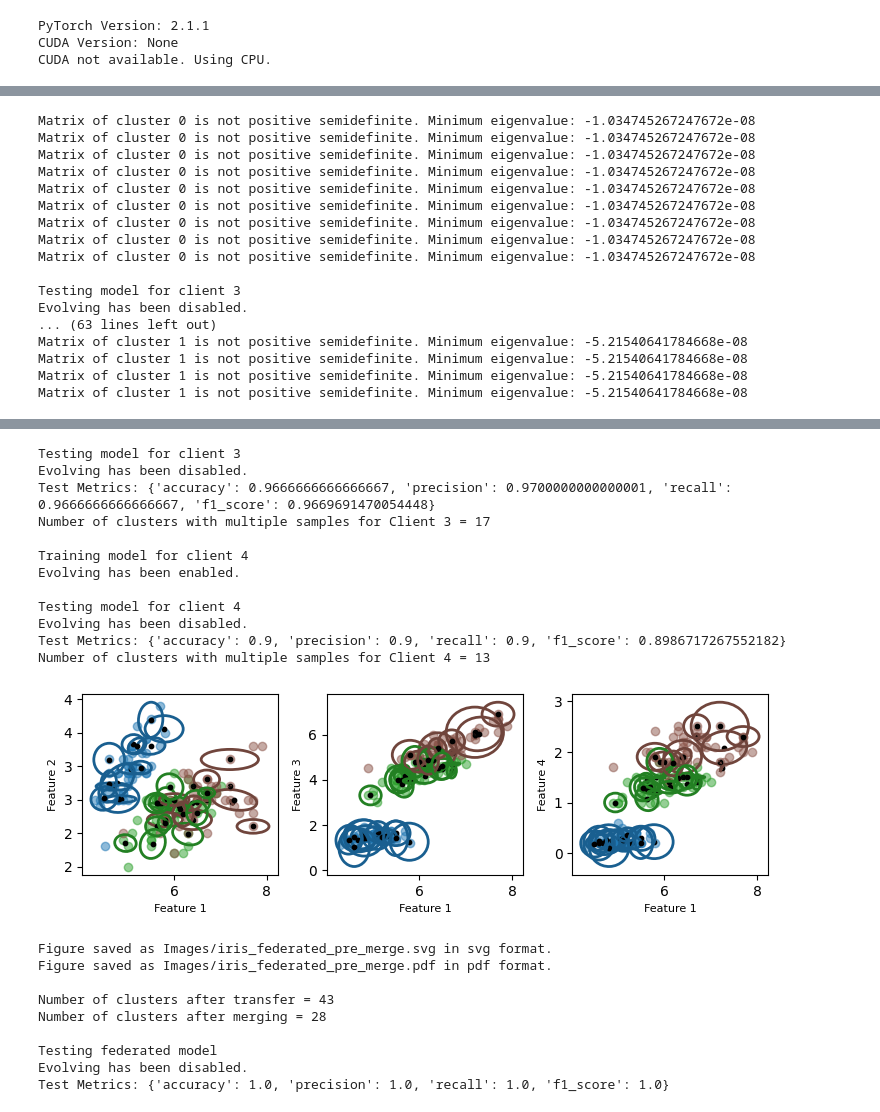
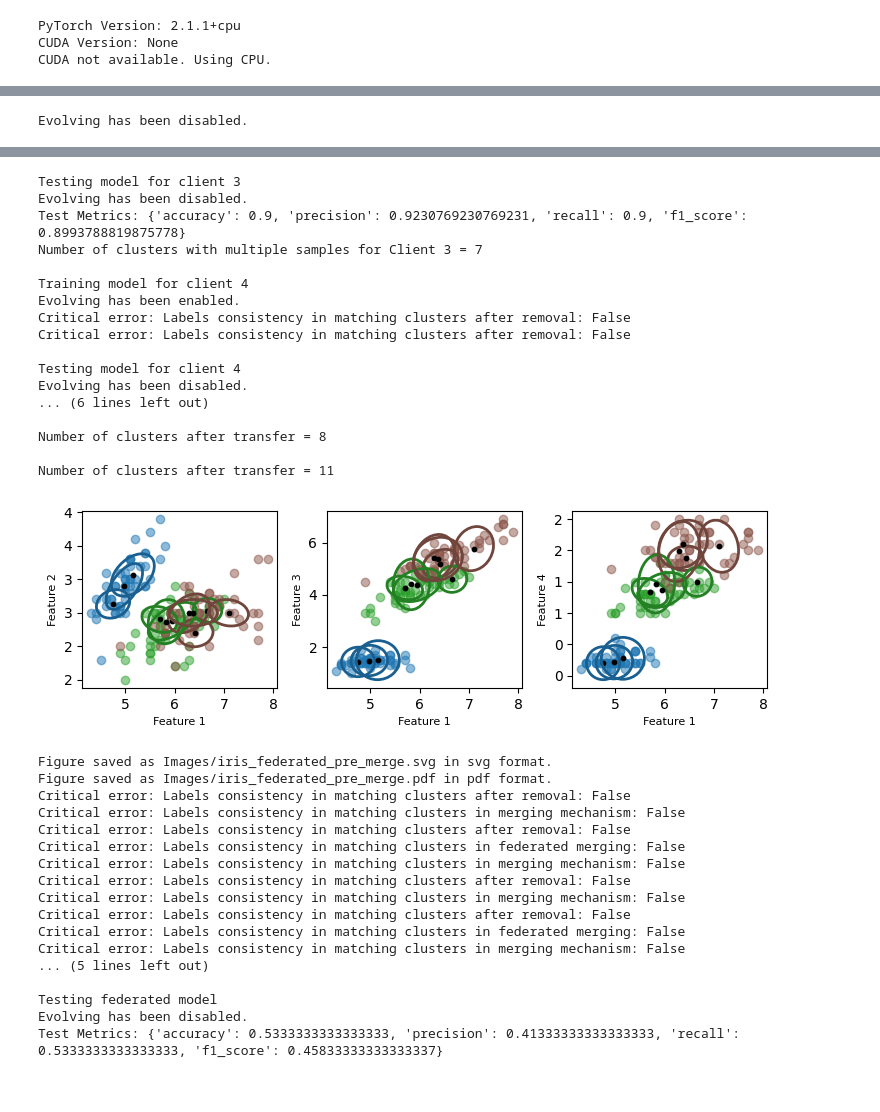
Before and after one commit to mihaozbot/eGAUSSp_Python, a Jupyter notebook: iris_experiment.ipynb, the cells around one changed output, grey strips where cells are left out. Saved outputs shown, nothing was run; the diff lists cells and outputs as text; code cells hidden in the pictures.

```diff
--- a/iris_experiment.ipynb
+++ b/iris_experiment.ipynb
@@ -31,21 +31,23 @@ local_model_params = {
     "num_sigma": 2,
     "kappa_join": 1.0,
     "S_0": 1e-8,
-    "c_max": 4,
+    "N_r": 3,
+    "c_max": 100,
     "device": device
 }
 federated_model_params = {
     "feature_dim": 4,
     "num_classes": 3,
     "kappa_n": 2,
-    "num_sigma": 2,
-    "kappa_join": 1.5,
+    "num_sigma": 10,
+    "kappa_join": 2,
     "S_0": 1e-8,
-    "c_max": 4,
+    "N_r": 3,
+    "c_max": 100,
     "device": device
 }
 # %% [output]
-PyTorch Version: 2.1.1
+PyTorch Version: 2.1.1+cpu
 CUDA Version: None
 CUDA not available. Using CPU.
 # %%
@@ -107,7 +109,9 @@ for i_fold, (train_index, test_index) in enumerate(kf.split(iris.data)):
 
     #Aggregate local models
     for client_model in local_models:
-        federated_model.federal_agent.merge_model_privately(client_model, 1)
+        federated_model.federal_agent.merge_model_privately(client_model, federated_model.kappa_n)
+        #Merge the federated model clusters
+        print(f"\nNumber of clusters after transfer = {federated_model.c}")
 
     #Plot the Aggregated model
     if i_fold == (num_splits-1):
@@ -115,10 +119,9 @@ for i_fold, (train_index, test_index) in enumerate(kf.split(iris.data)):
         save_figure(fig, "Images/iris_federated_pre_merge.svg","svg")
         save_figure(fig, "Images/iris_federated_pre_merge.pdf","pdf")
 
-    #Merge the federated model clusters
-    print(f"\nNumber of clusters after transfer = {federated_model.c}")
     federated_model.federal_agent.federated_merging()
-    num_federated_clusters = torch.sum(federated_model.n[:federated_model.c] > 1).item()
+
+    num_federated_clusters = torch.sum(federated_model.n[:federated_model.c] > 0).item()
     print(f"Number of clusters after merging = {federated_model.c}")
 
     #Test the federated model
@@ -181,17 +186 @@ Matrix of cluster 0 is not positive semidefinite. Minimum eigenvalue: -1.0347452
-Matrix of cluster 0 is not positive semidefinite. Minimum eigenvalue: -1.034745267247672e-08
-Matrix of cluster 0 is not positive semidefinite. Minimum eigenvalue: -1.034745267247672e-08
-Matrix of cluster 0 is not positive semidefinite. Minimum eigenvalue: -1.034745267247672e-08
-Matrix of cluster 0 is not positive semidefinite. Minimum eigenvalue: -1.034745267247672e-08
-Matrix of cluster 0 is not positive semidefinite. Minimum eigenvalue: -1.034745267247672e-08
-Matrix of cluster 0 is not positive semidefinite. Minimum eigenvalue: -1.034745267247672e-08
-Matrix of cluster 0 is not positive semidefinite. Minimum eigenvalue: -1.034745267247672e-08
-Matrix of cluster 0 is not positive semidefinite. Minimum eigenvalue: -1.034745267247672e-08
-Matrix of cluster 0 is not positive semidefinite. Minimum eigenvalue: -1.034745267247672e-08
-
-Testing model for client 3
 Evolving has been disabled.
-... (63 lines left out)
-Matrix of cluster 1 is not positive semidefinite. Minimum eigenvalue: -5.21540641784668e-08
-Matrix of cluster 1 is not positive semidefinite. Minimum eigenvalue: -5.21540641784668e-08
-Matrix of cluster 1 is not positive semidefinite. Minimum eigenvalue: -5.21540641784668e-08
-Matrix of cluster 1 is not positive semidefinite. Minimum eigenvalue: -5.21540641784668e-08
@@ -232,25 +221,38 @@ Evolving has been enabled.
 Testing model for client 3
 Evolving has been disabled.
-Test Metrics: {'accuracy': 0.9666666666666667, 'precision': 0.9700000000000001, 'recall': 0.9666666666666667, 'f1_score': 0.9669691470054448}
-Number of clusters with multiple samples for Client 3 = 17
+Test Metrics: {'accuracy': 0.9, 'precision': 0.9230769230769231, 'recall': 0.9, 'f1_score': 0.8993788819875778}
+Number of clusters with multiple samples for Client 3 = 7
 
 Training model for client 4
 Evolving has been enabled.
+Critical error: Labels consistency in matching clusters after removal: False
+Critical error: Labels consistency in matching clusters after removal: False
 
 Testing model for client 4
 Evolving has been disabled.
-Test Metrics: {'accuracy': 0.9, 'precision': 0.9, 'recall': 0.9, 'f1_score': 0.8986717267552182}
-Number of clusters with multiple samples for Client 4 = 13
+... (6 lines left out)
+
+Number of clusters after transfer = 8
+
+Number of clusters after transfer = 11
-[figure, old version]
+[figure, new version]
 Figure saved as Images/iris_federated_pre_merge.svg in svg format.
 Figure saved as Images/iris_federated_pre_merge.pdf in pdf format.
-
-Number of clusters after transfer = 43
-Number of clusters after merging = 28
+Critical error: Labels consistency in matching clusters after removal: False
+Critical error: Labels consistency in matching clusters in merging mechanism: False
+Critical error: Labels consistency in matching clusters after removal: False
+Critical error: Labels consistency in matching clusters in federated merging: False
+Critical error: Labels consistency in matching clusters in merging mechanism: False
+Critical error: Labels consistency in matching clusters after removal: False
+Critical error: Labels consistency in matching clusters in merging mechanism: False
+Critical error: Labels consistency in matching clusters after removal: False
+Critical error: Labels consistency in matching clusters in federated merging: False
+Critical error: Labels consistency in matching clusters in merging mechanism: False
+... (5 lines left out)
 
 Testing federated model
 Evolving has been disabled.
-Test Metrics: {'accuracy': 1.0, 'precision': 1.0, 'recall': 1.0, 'f1_score': 1.0}
+Test Metrics: {'accuracy': 0.5333333333333333, 'precision': 0.41333333333333333, 'recall': 0.5333333333333333, 'f1_score': 0.45833333333333337}
 # %%
 # Calculate the average samples per class for each client
 average_samples_per_class_per_client = np.mean(samples_per_class_per_client, axis=2)
```
Also changed, not shown: parts of 7 cells of this notebook, 16 other files.
